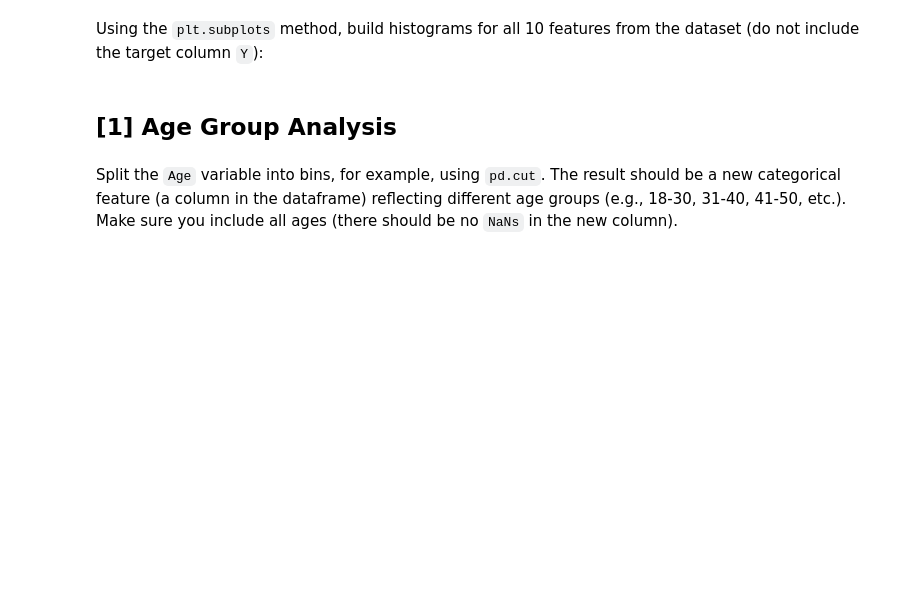
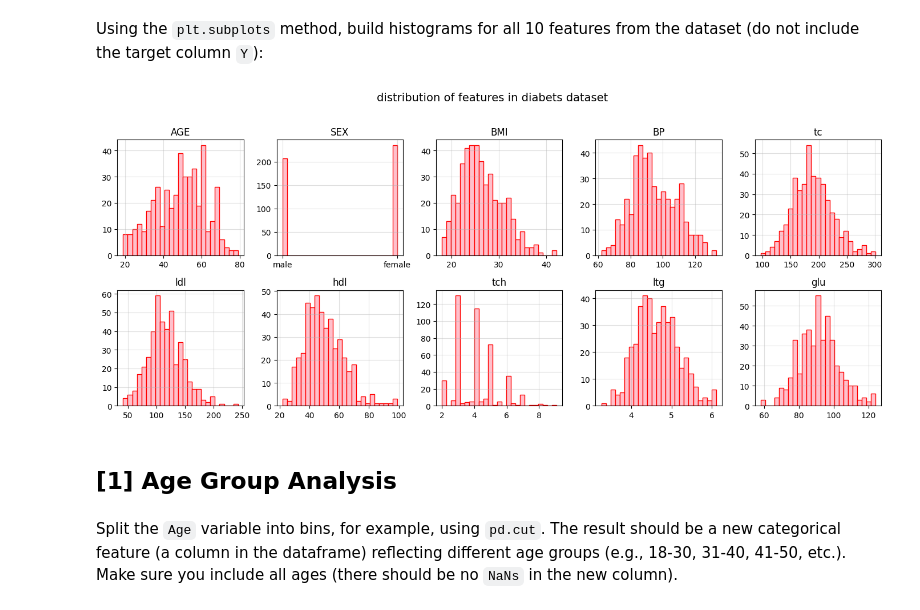
Before and after one commit to vlada-kazantsevaa/homeworks, a Jupyter notebook: Homeworks/hw-1/HW_1_(EDA).ipynb, the cells around one changed output. Drawn from its saved outputs; the diff is of its cells as text; code cells hidden in the pictures; blank space fills up the shorter version.

```diff
--- a/Homeworks/hw-1/HW_1_(EDA).ipynb
+++ b/Homeworks/hw-1/HW_1_(EDA).ipynb
@@ -278,3 +325,19 @@ Using the `plt.subplots` method, build histograms for all 10 features from the d
+# %%
+features = df.drop(columns=['Y']).columns
+
+fig, axes = plt.subplots(2, 5, figsize=(14, 6))
+axes = axes.ravel()
+
+for i, col in enumerate(features):
+    axes[i].hist(df[col], bins=25, color='pink', edgecolor='red')
+    axes[i].set_title(col)
+    axes[i].grid(True, linestyle='-', alpha=0.4)
+
+fig.suptitle('distribution of features in diabets dataset', fontsize=14)
+plt.tight_layout(rect=[0, 0, 1, 0.96])
+plt.show()
+# %% [output]
+[figure, added]
 # %% [markdown]
 ## [1] Age Group Analysis
 # %% [markdown]
```
Also changed, not shown: parts of 13 cells of this notebook.
